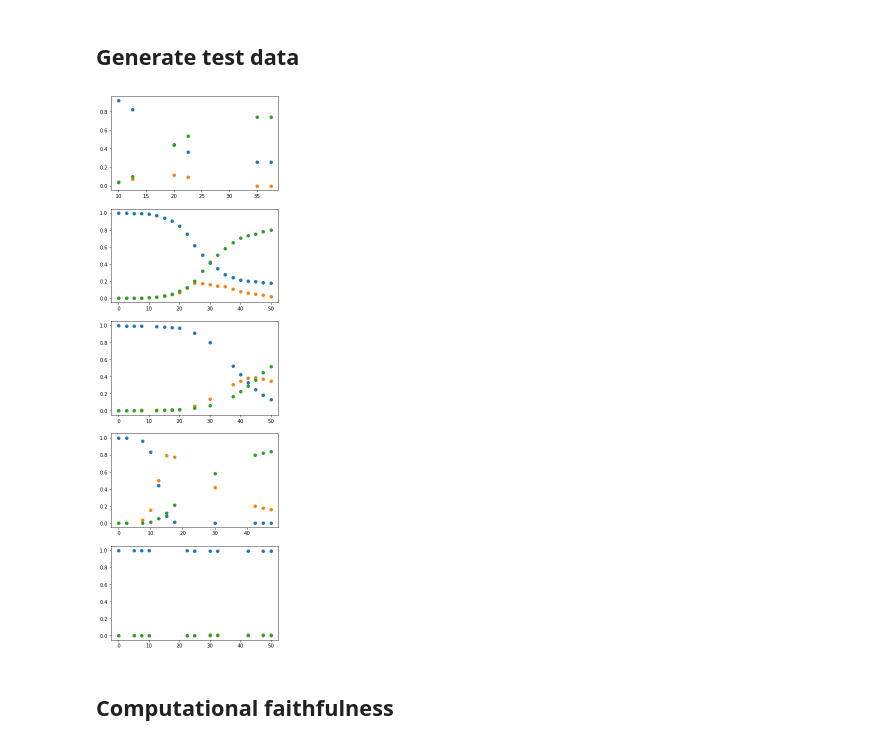
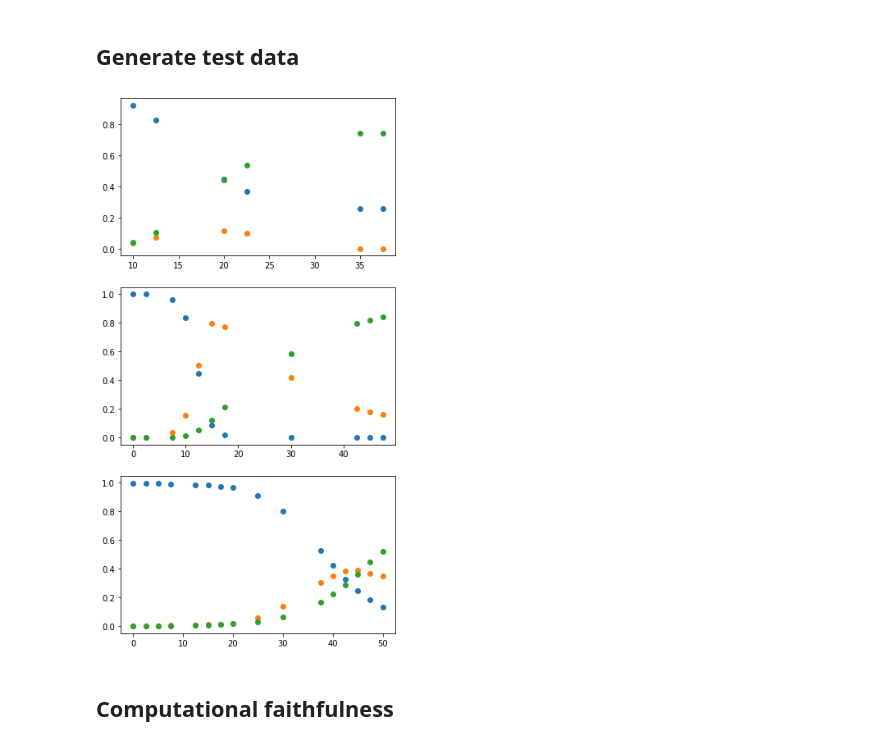
Before and after one commit to emune-dev/Data-missingness-paper, a Jupyter notebook: Stochastic SIR model/SIR_stoch_augment01.ipynb, the cells around one changed output. Cells and saved outputs as stored; diff of their text form; code cells hidden in the pictures.

```diff
--- a/Stochastic SIR model/SIR_stoch_augment01.ipynb
+++ b/Stochastic SIR model/SIR_stoch_augment01.ipynb
@@ -127,19 +127,23 @@ np.save('x_datas.npy', x_datas)
 # Load test data
 param_priors = np.array([[0.72, 0.41], [0.45, 0.23], [0.26, 0.07], [0.87, 0.05], [0.15, 0.14]])
 x_datas = np.load("x_datas.npy")
+# %%
+# Select data to be shown
+param_priors = param_priors[[0,3,2]]
+x_datas = x_datas[[0,3,2]]
 # %%
-fig, axes = plt.subplots(5, figsize=(6,20))
+fig, axes = plt.subplots(3, figsize=(6,12))
 
 for i in range(len(x_datas)):
     x_data = x_datas[i]
     time_avail = time_points[x_data[:,3]==1]
     x_avail = x_data[x_data[:,3]==1, 0:3]
 
     axes[i].plot(time_avail, x_avail[:,0], 'o', color='tab:blue')
     axes[i].plot(time_avail, x_avail[:,1], 'o', color='tab:orange')
     axes[i].plot(time_avail, x_avail[:,2], 'o', color='tab:green')
 # %% [output]
-[figure, old version]
+[figure, new version]
 # %% [markdown]
 ## Computational faithfulness
 # %%
```
Also changed, not shown: parts of 3 cells of this notebook, 9 other files.
